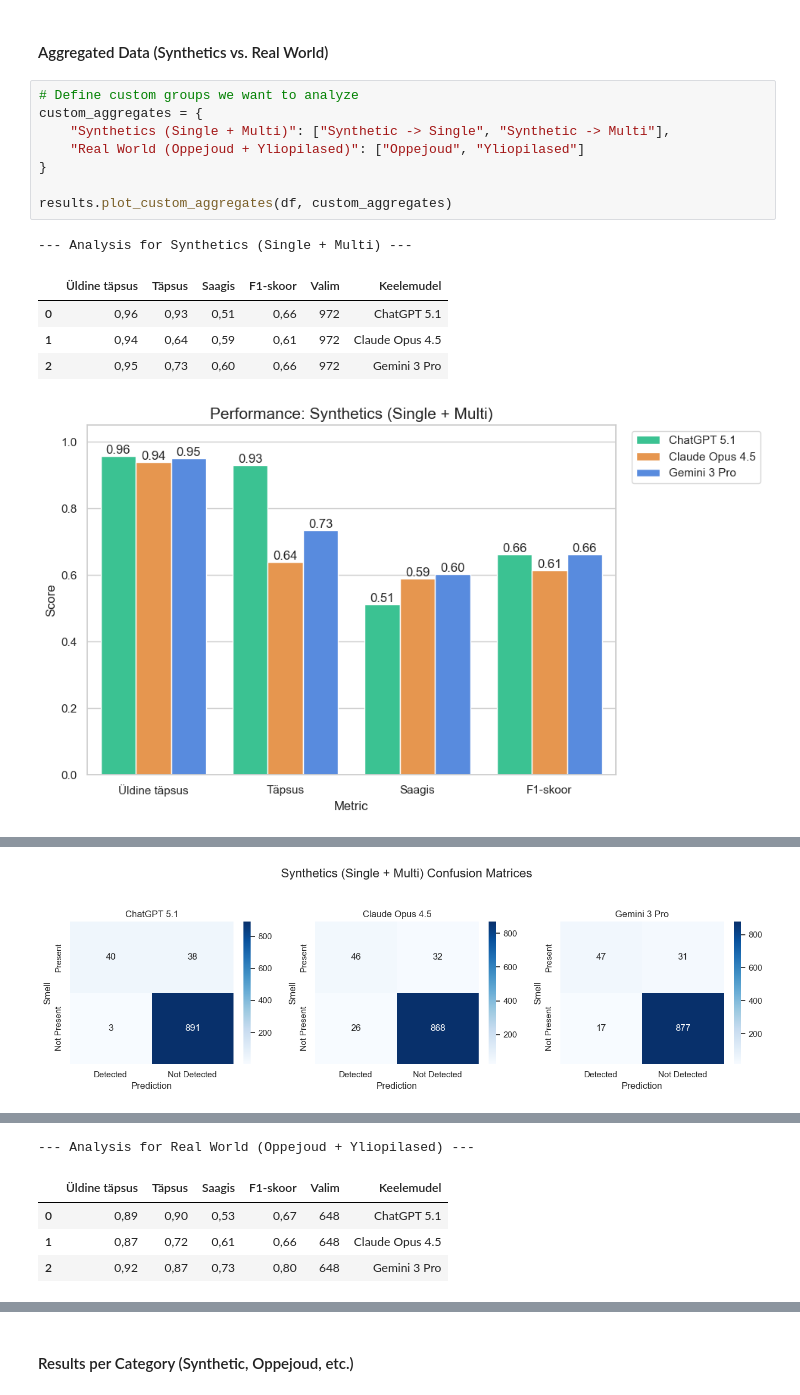
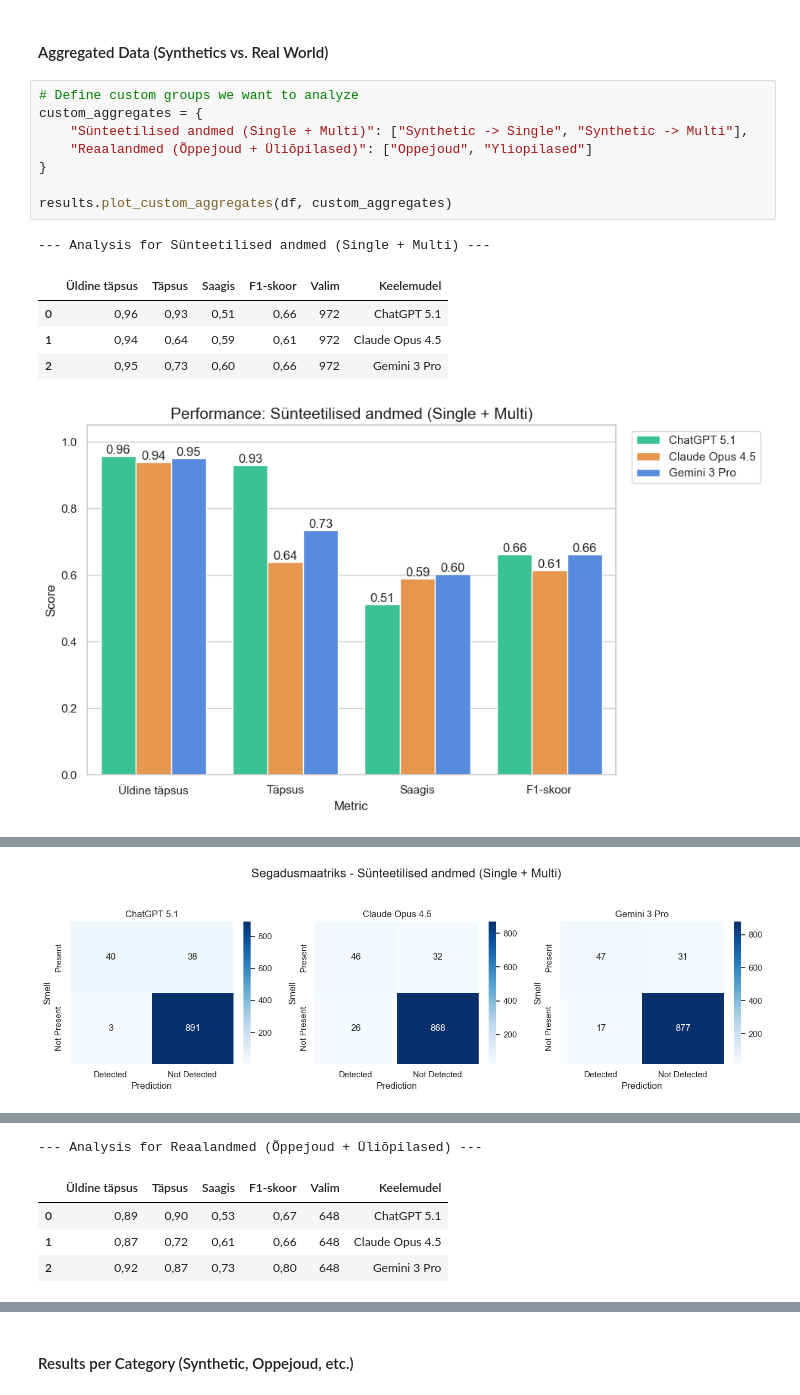
Before and after one commit to tarmoploom/detecting-uml-smells-using-llm, a Jupyter notebook: Results_est.ipynb, the cells around one changed output, grey strips where cells are left out. Saved outputs shown, nothing was run; the diff lists cells and outputs as text.

```diff
--- a/Results_est.ipynb
+++ b/Results_est.ipynb
@@ -53,23 +53,23 @@ results.plot_confusion_matrix_per_llm(df, title_prefix="Overall")
 # %%
 # Define custom groups we want to analyze
 custom_aggregates = {
-    "Synthetics (Single + Multi)": ["Synthetic -> Single", "Synthetic -> Multi"],
-    "Real World (Oppejoud + Yliopilased)": ["Oppejoud", "Yliopilased"]
+    "Sünteetilised andmed (Single + Multi)": ["Synthetic -> Single", "Synthetic -> Multi"],
+    "Reaalandmed (Õppejoud + Üliõpilased)": ["Oppejoud", "Yliopilased"]
 }
 
 results.plot_custom_aggregates(df, custom_aggregates)
 # %% [output]
---- Analysis for Synthetics (Single + Multi) ---
+--- Analysis for Sünteetilised andmed (Single + Multi) ---
 |  | Üldine täpsus | Täpsus | Saagis | F1-skoor | Valim | Keelemudel |
 | 0 | 0,96 | 0,93 | 0,51 | 0,66 | 972 | ChatGPT 5.1 |
 | 1 | 0,94 | 0,64 | 0,59 | 0,61 | 972 | Claude Opus 4.5 |
 | 2 | 0,95 | 0,73 | 0,60 | 0,66 | 972 | Gemini 3 Pro |
-[figure, old version]
+[figure, new version]
 [interactive output not drawn]
-[figure, old version]
+[figure, new version]
 [interactive output not drawn]
 [interactive output not drawn]
---- Analysis for Real World (Oppejoud + Yliopilased) ---
+--- Analysis for Reaalandmed (Õppejoud + Üliõpilased) ---
 |  | Üldine täpsus | Täpsus | Saagis | F1-skoor | Valim | Keelemudel |
 | 0 | 0,89 | 0,90 | 0,53 | 0,67 | 648 | ChatGPT 5.1 |
 | 1 | 0,87 | 0,72 | 0,61 | 0,66 | 648 | Claude Opus 4.5 |
```
Also changed, not shown: parts of 3 cells of this notebook, 1 other file.
